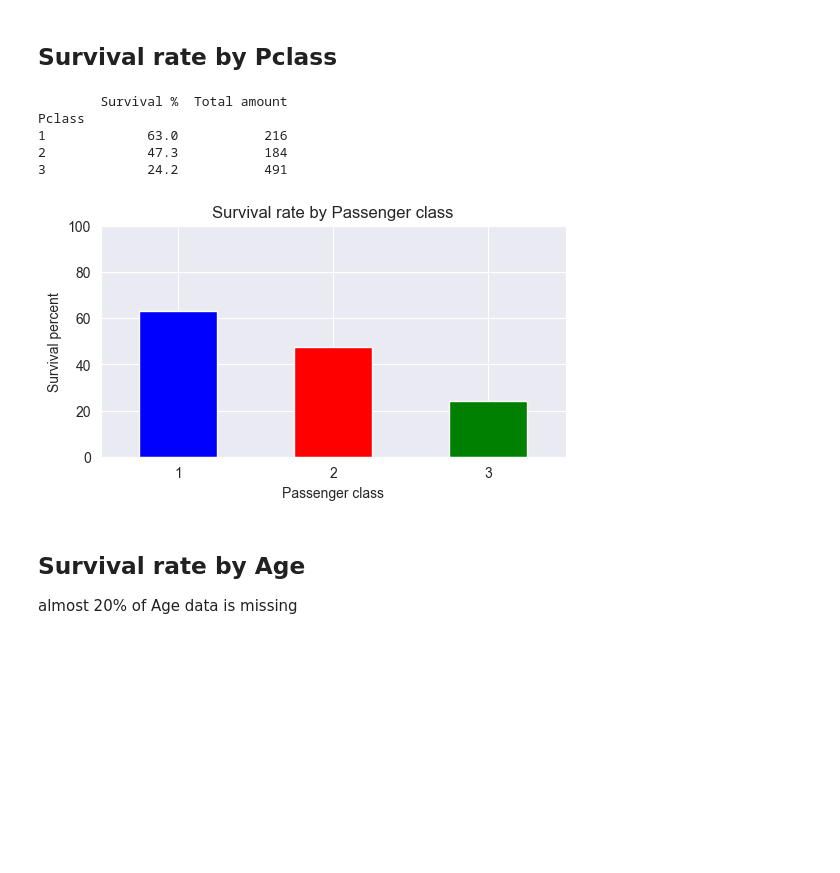
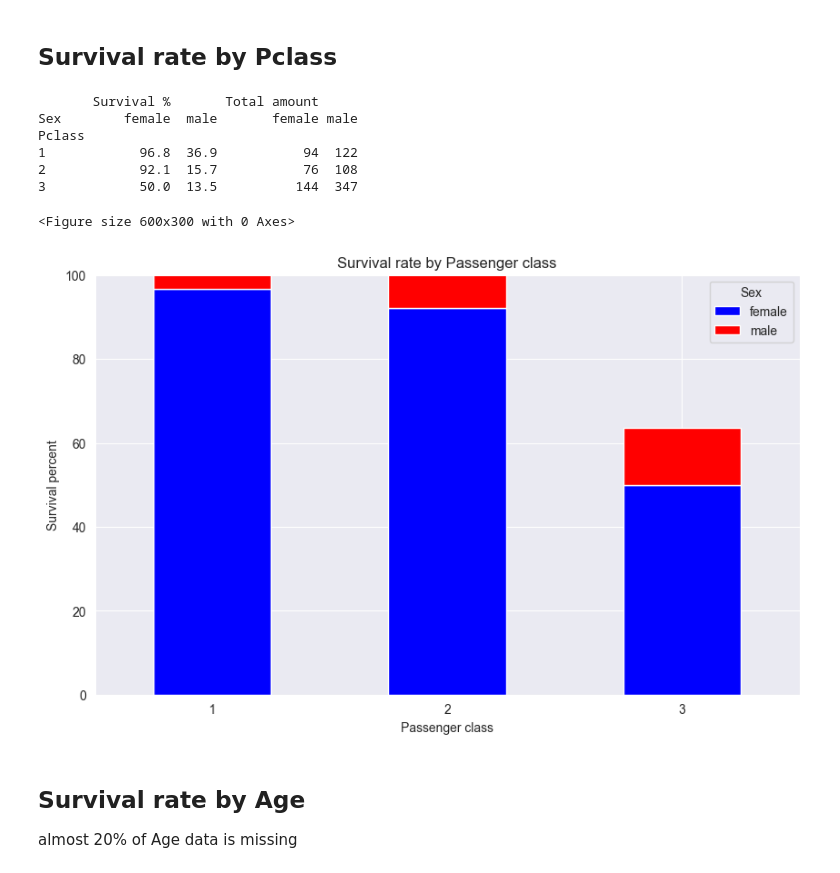
Before and after one commit to qbx11/Kaggle, a Jupyter notebook: Titanic/notebooks/exploratory_data_analysis.ipynb, the cells around one changed output. Saved outputs shown, nothing was run; the diff lists cells and outputs as text; code cells hidden in the pictures; blank space fills up the shorter version.

Commit message:
add stacked bar for survival by Pclass and Sex

```diff
--- a/Titanic/notebooks/exploratory_data_analysis.ipynb
+++ b/Titanic/notebooks/exploratory_data_analysis.ipynb
@@ -76,25 +76,29 @@ male          18.9           577
 # %% [markdown]
 ## Survival rate by Pclass
 # %%
-survival_by_Pclass = train.groupby('Pclass')['Survived'].agg(['mean', 'count'])
+survival_by_Pclass = train.groupby(['Pclass','Sex'])['Survived'].agg(['mean', 'count'])
 survival_by_Pclass['mean'] = (survival_by_Pclass['mean'] * 100).round(1)
 survival_by_Pclass.columns = ['Survival %', 'Total amount']
 
+survival_by_Pclass = survival_by_Pclass.unstack()
 print(survival_by_Pclass)
+
 plt.figure(figsize=(6, 3))
-survival_by_Pclass['Survival %'].plot(kind='bar', color=['blue', 'red','green'],rot=0)
+survival_by_Pclass['Survival %'].plot(kind='bar',stacked=True, color=['blue', 'red','green'],rot=0)
 plt.title('Survival rate by Passenger class')
 plt.ylabel('Survival percent')
 plt.xlabel('Passenger class')
 plt.ylim(0, 100)
 plt.show()
 # %% [output]
-        Survival %  Total amount
+       Survival %       Total amount
+Sex        female  male       female male
 Pclass
-1             63.0           216
-2             47.3           184
-3             24.2           491
+1            96.8  36.9           94  122
+2            92.1  15.7           76  108
+3            50.0  13.5          144  347
+<Figure size 600x300 with 0 Axes>
-[figure, old version]
+[figure, new version]
 # %% [markdown]
 ## Survival rate by Age
 almost 20% of Age data is missing
```
